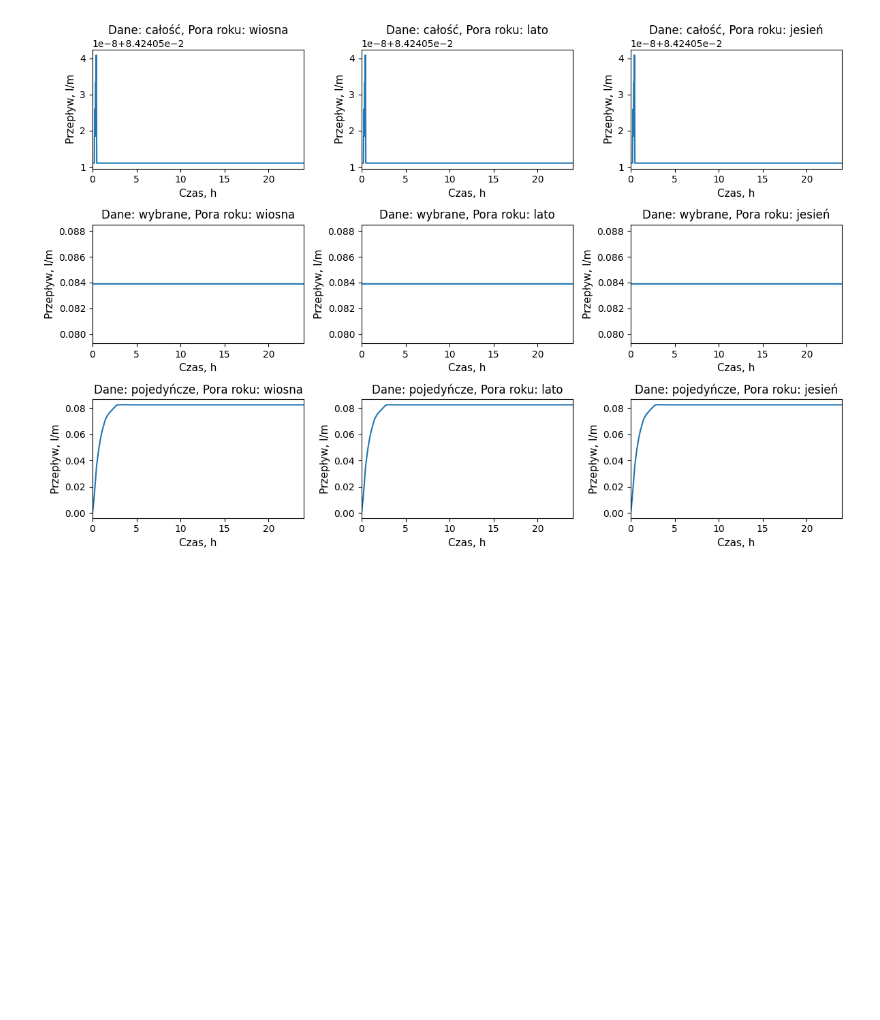
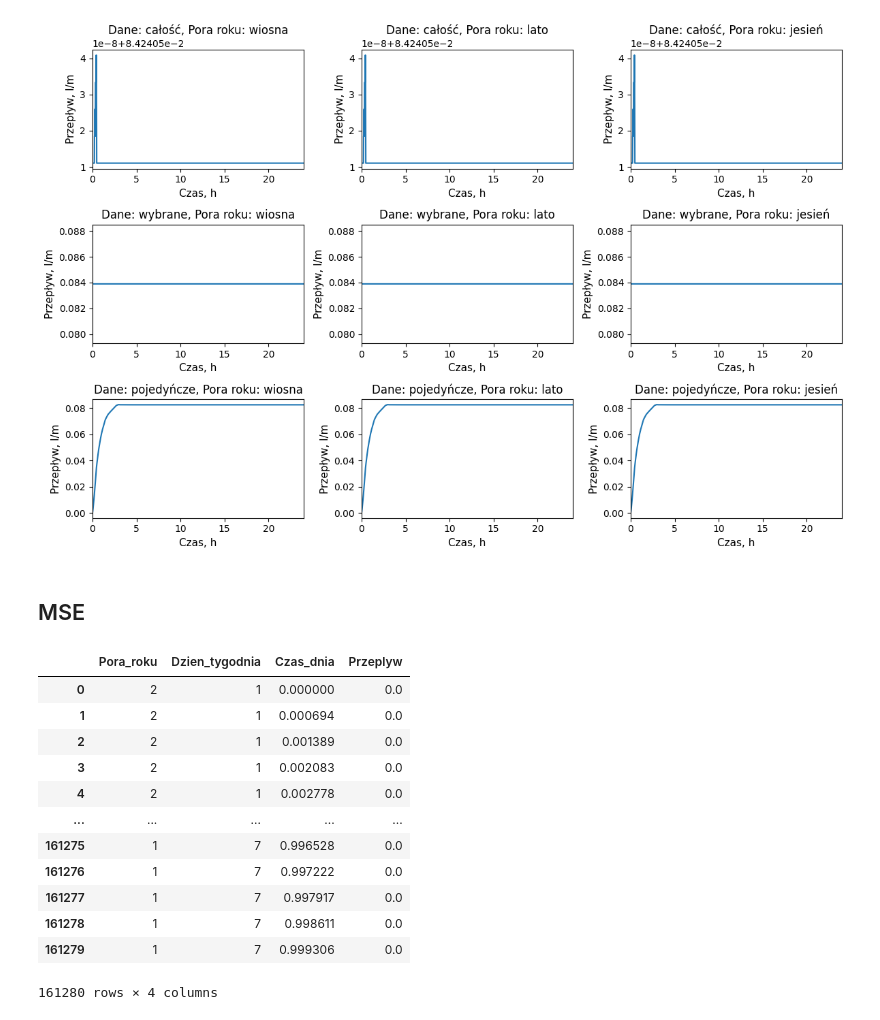
Before and after one commit to KulsonKula/Analiza-i-modelowanie-procesow-zwiazanych-z-systemem-centralnego-ogrzewania, a Jupyter notebook: Kod/porównianie_modeli.IPYNB, the cells around one changed output. Drawn from its saved outputs; the diff is of its cells as text; code cells hidden in the pictures; blank space fills up the shorter version.

```diff
--- a/Kod/porównianie_modeli.IPYNB
+++ b/Kod/porównianie_modeli.IPYNB
@@ -324,3 +324,32 @@ plt.show()
 45/45 [==============================] - 0s 883us/step
 45/45 [==============================] - 0s 794us/step
 [figure]
+# %% [markdown]
+## MSE
+# %%
+DATASET_wybrane=pd.read_csv('../Dane/data_nowe/dane_przetworzone/12_wybranych_nowy_parametr/calosc/calosc.csv')
+DATASET_wybrane=DATASET_wybrane.drop("Tyg_zuzycie", axis=1)
+DATASET_poj=pd.read_csv('../Dane/data_nowe/dane_przetworzone/12_wybranych_nowy_parametr/plik_1.csv')
+DATASET_poj=DATASET_poj.drop("Tyg_zuzycie", axis=1)
+DATASET_calosc=pd.read_csv('../../dane_scalone.csv')
+
+
+y_calosc=DATASET_calosc.Przeplyw
+y_wybrane=DATASET_wybrane.Przeplyw
+y_poj=DATASET_poj.Przeplyw
+# %%
+DATASET_poj
+# %% [output]
+|  | Pora_roku | Dzien_tygodnia | Czas_dnia | Przeplyw |
+| 0 | 2 | 1 | 0.000000 | 0.0 |
+| 1 | 2 | 1 | 0.000694 | 0.0 |
+| 2 | 2 | 1 | 0.001389 | 0.0 |
+| 3 | 2 | 1 | 0.002083 | 0.0 |
+| 4 | 2 | 1 | 0.002778 | 0.0 |
+| ... | ... | ... | ... | ... |
+| 161275 | 1 | 7 | 0.996528 | 0.0 |
+| 161276 | 1 | 7 | 0.997222 | 0.0 |
+| 161277 | 1 | 7 | 0.997917 | 0.0 |
+| 161278 | 1 | 7 | 0.998611 | 0.0 |
+| 161279 | 1 | 7 | 0.999306 | 0.0 |
+161280 rows × 4 columns
```
Also changed, not shown: parts of 4 cells of this notebook, 7 other files.
